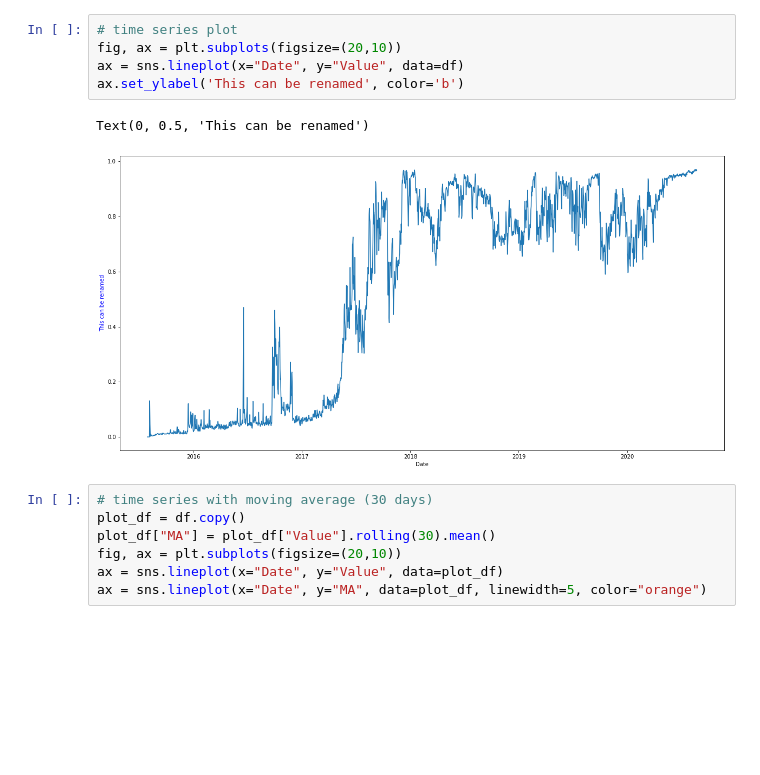
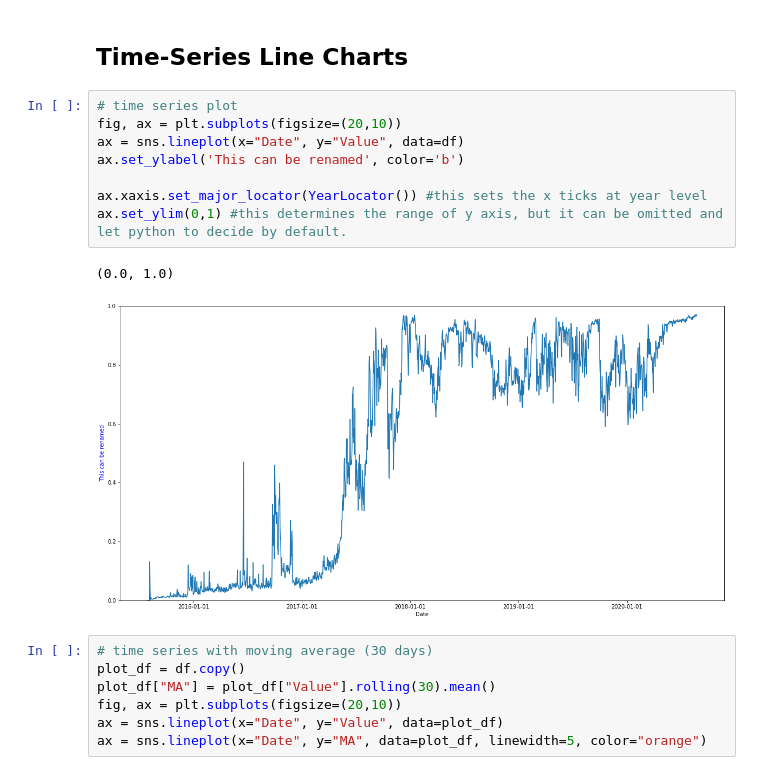
Before and after one commit to HektorLin/Etherscan_visualization, a Jupyter notebook: Etherscan_Visualization.ipynb, the cells around one changed output. Drawn from its saved outputs; the diff is of its cells as text; blank space fills up the shorter version.

```diff
--- a/Etherscan_Visualization.ipynb
+++ b/Etherscan_Visualization.ipynb
@@ -36,11 +53,16 @@ df["Week"] = df["Date"].dt.week
+# %% [markdown]
+## Time-Series Line Charts
 # %%
 # time series plot
 fig, ax = plt.subplots(figsize=(20,10))
 ax = sns.lineplot(x="Date", y="Value", data=df)
 ax.set_ylabel('This can be renamed', color='b')
+
+ax.xaxis.set_major_locator(YearLocator()) #this sets the x ticks at year level
+ax.set_ylim(0,1) #this determines the range of y axis, but it can be omitted and let python to decide by default.
 # %% [output]
-Text(0, 0.5, 'This can be renamed')
+(0.0, 1.0)
-[figure, old version]
+[figure, new version]
 # %%
 # time series with moving average (30 days)
 plot_df = df.copy()
```
Also changed, not shown: parts of 43 cells of this notebook.
